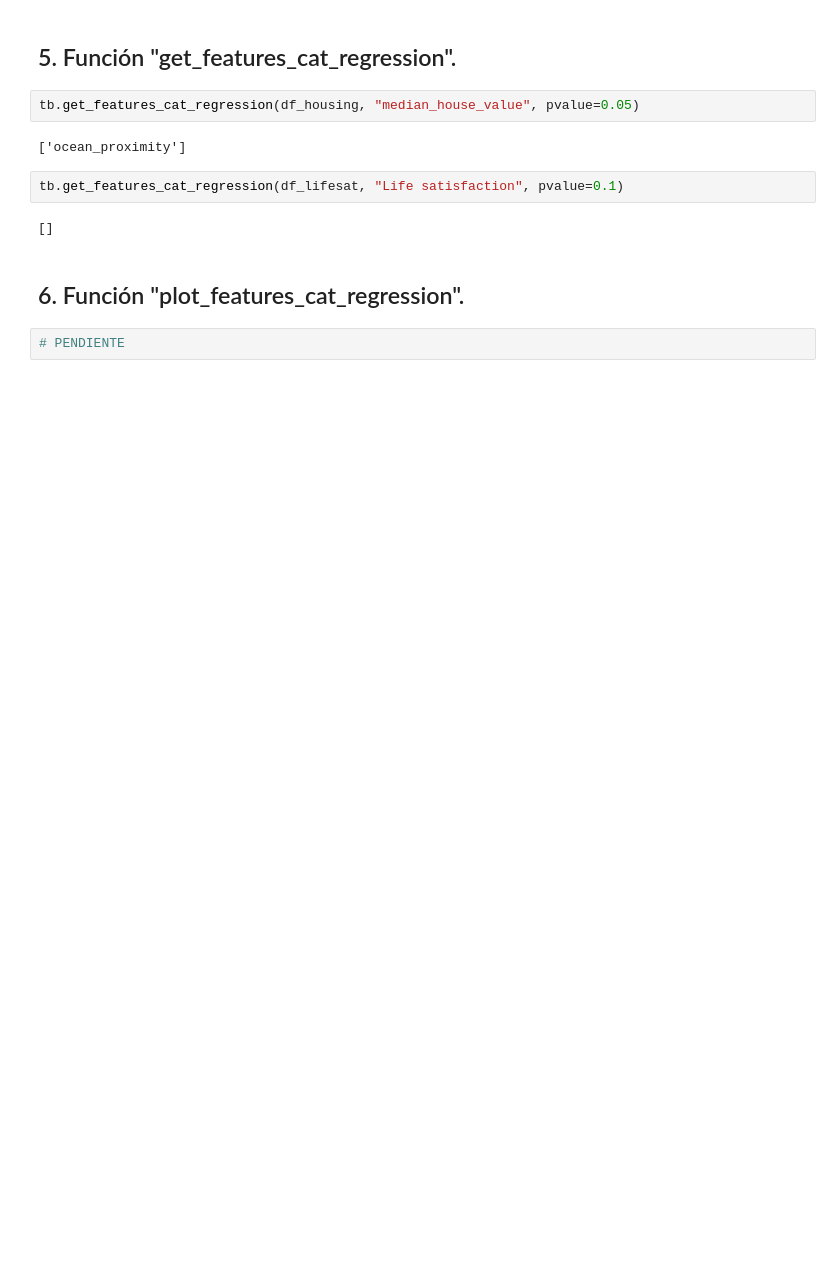
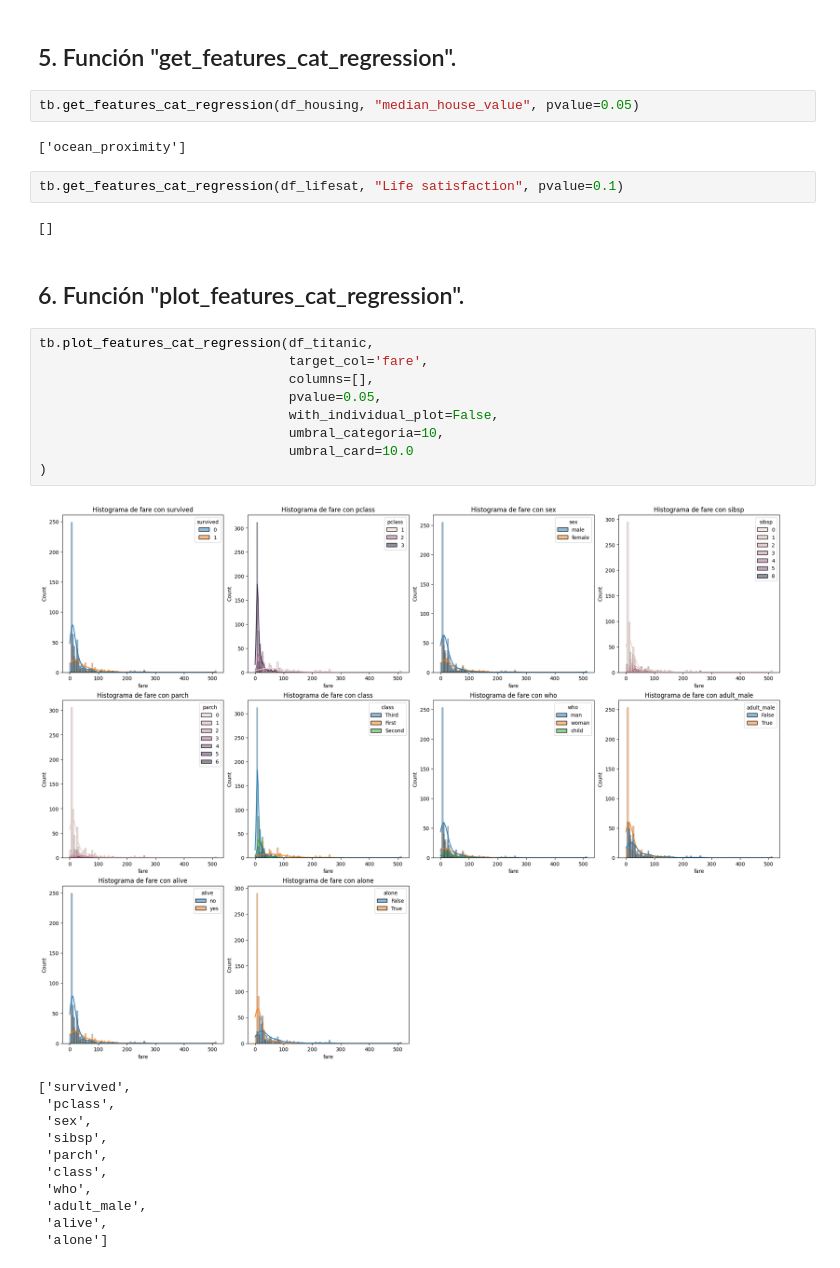
Before and after one commit to elecomexp/toolbox_machine_learning, a Jupyter notebook: Lander/test.ipynb, the cells around one changed output. Saved outputs shown, nothing was run; the diff lists cells and outputs as text; blank space fills up the shorter version.

Commit message:
Update plot_features_cat_regression

```diff
--- a/Lander/test.ipynb
+++ b/Lander/test.ipynb
@@ -197,5 +197,24 @@ tb.get_features_cat_regression(df_lifesat, "Life satisfaction", pvalue=0.1)
 []
 # %% [markdown]
 ## 6. Función "plot_features_cat_regression".
-# %%
-# PENDIENTE
+# %%
+tb.plot_features_cat_regression(df_titanic,
+                                target_col='fare',
+                                columns=[],
+                                pvalue=0.05,
+                                with_individual_plot=False,
+                                umbral_categoria=10,
+                                umbral_card=10.0
+)
+# %% [output]
+[figure, added]
+['survived',
+ 'pclass',
+ 'sex',
+ 'sibsp',
+ 'parch',
+ 'class',
+ 'who',
+ 'adult_male',
+ 'alive',
+ 'alone']
```
Also changed, not shown: parts of 4 cells of this notebook, 1 other file.
